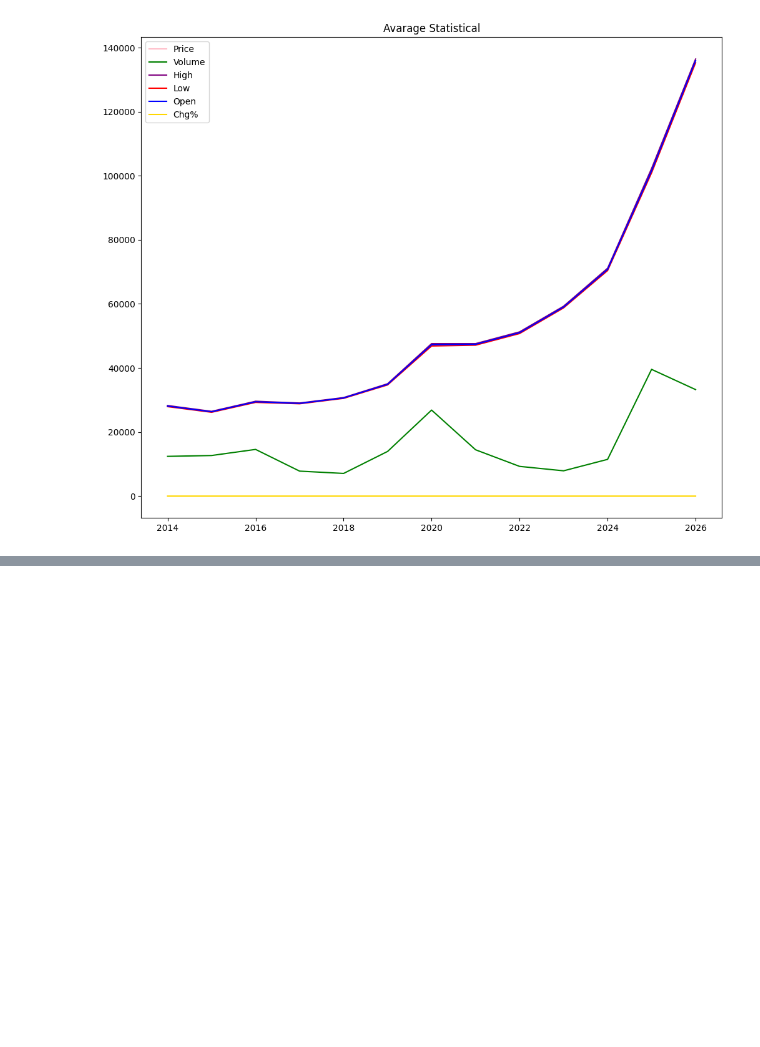
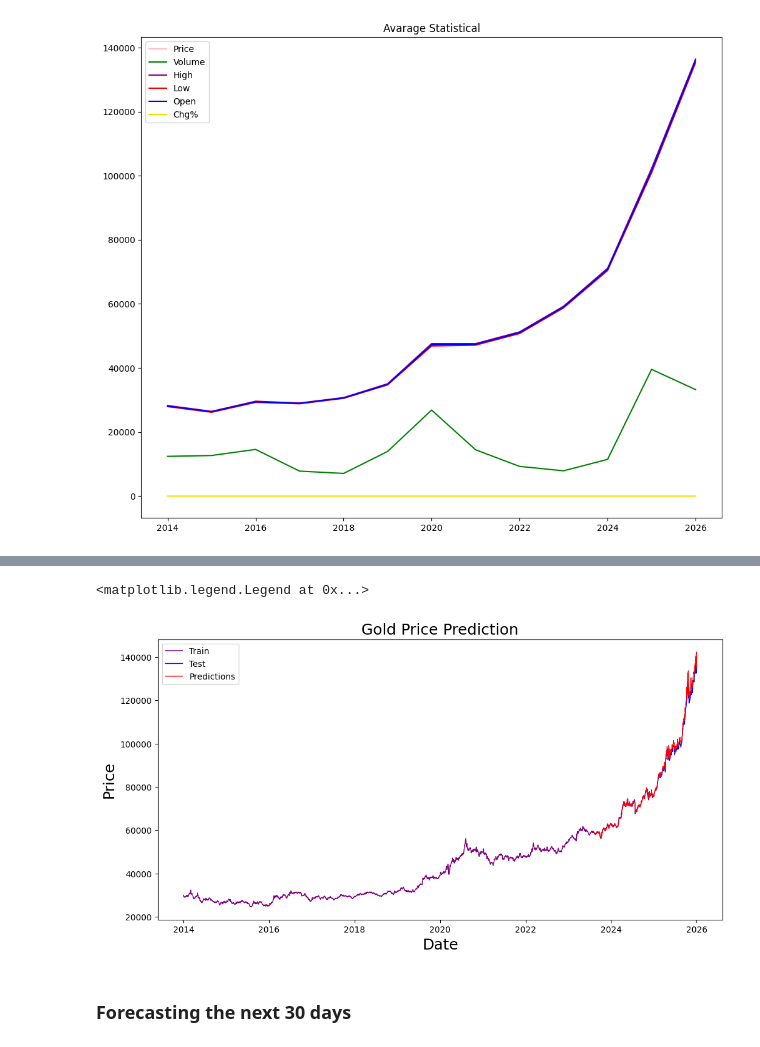
Before and after one commit to sankajithdjinasena/GoldPriceForecasting, a Jupyter notebook: Forecasting.ipynb, the cells around one changed output, grey strips where cells are left out. Drawn from its saved outputs; the diff is of its cells as text; code cells hidden in the pictures; blank space fills up the shorter version.

```diff
--- a/Forecasting.ipynb
+++ b/Forecasting.ipynb
@@ -218,0 +326,9 @@ plt.show()
+# %%
+x_test = []
+y_test = []
+
+for i in range(60, len(test)):
+    x_test.append(test[i-60:i, 0])
+    y_test.append(test[i, 0])
+x_test, y_test = np.array(x_test), np.array(y_test)
+x_test = np.reshape(x_test, (x_test.shape[0], x_test.shape[1], 1))
@@ -218,0 +359,7 @@ plt.show()
+# %%
+#inverse y_test scaling
+predictions = model.predict(x_test)
+
+#inverse predictions scaling
+predictions = scaler.inverse_transform(predictions)
+predictions.shape
@@ -218,0 +376,5 @@ plt.show()
+# %%
+train = features.iloc[:train_size , 0:1]
+test = features.iloc[train_size: , 0:1]
+test['Predictions'] =predictions
+test
@@ -218,0 +396,14 @@ plt.show()
+# %%
+plt.figure(figsize= (12, 6))
+plt.title('Gold Price Prediction', fontsize= 18)
+plt.xlabel('Date', fontsize= 18)
+plt.ylabel('Price', fontsize= 18)
+plt.plot(train['Price'],colors[0] ,linewidth= 1)
+plt.plot(test['Price'],colors[2] ,linewidth= 1)
+plt.plot(test["Predictions"],colors[5] ,linewidth= 1)
+plt.legend(['Train', 'Test', 'Predictions'])
+# %% [output]
+<matplotlib.legend.Legend at 0x...>
+[figure, added]
+# %% [markdown]
+### Forecasting the next 30 days
```
Also changed, not shown: parts of 25 cells of this notebook.
